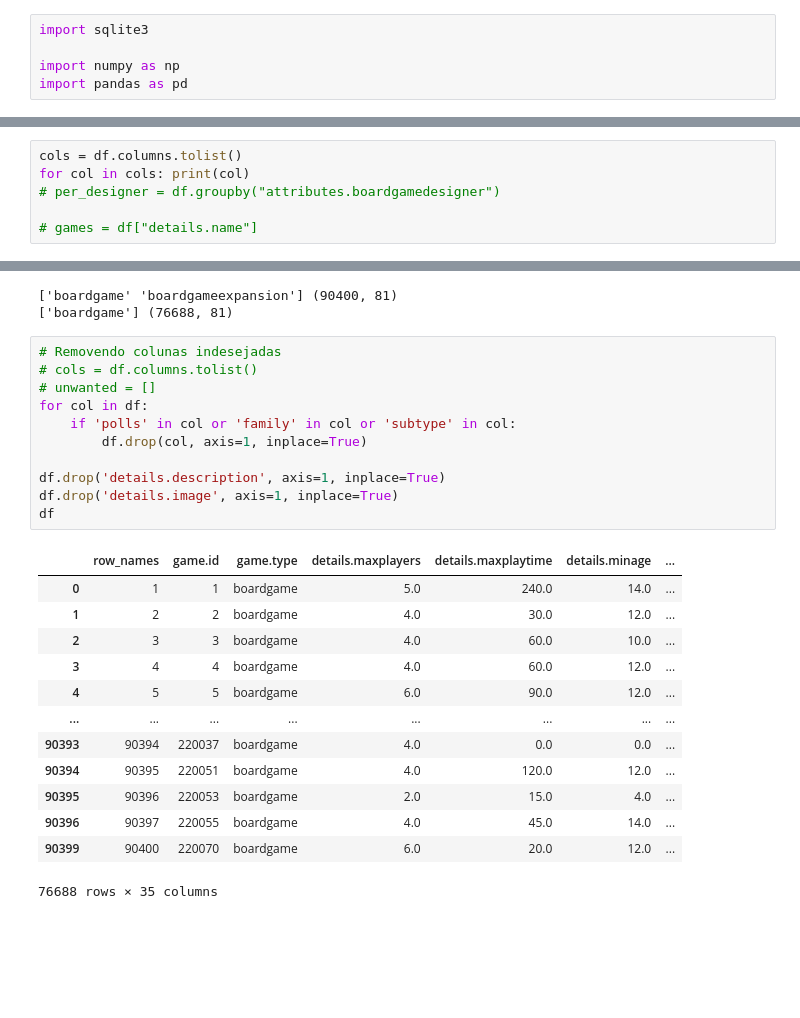
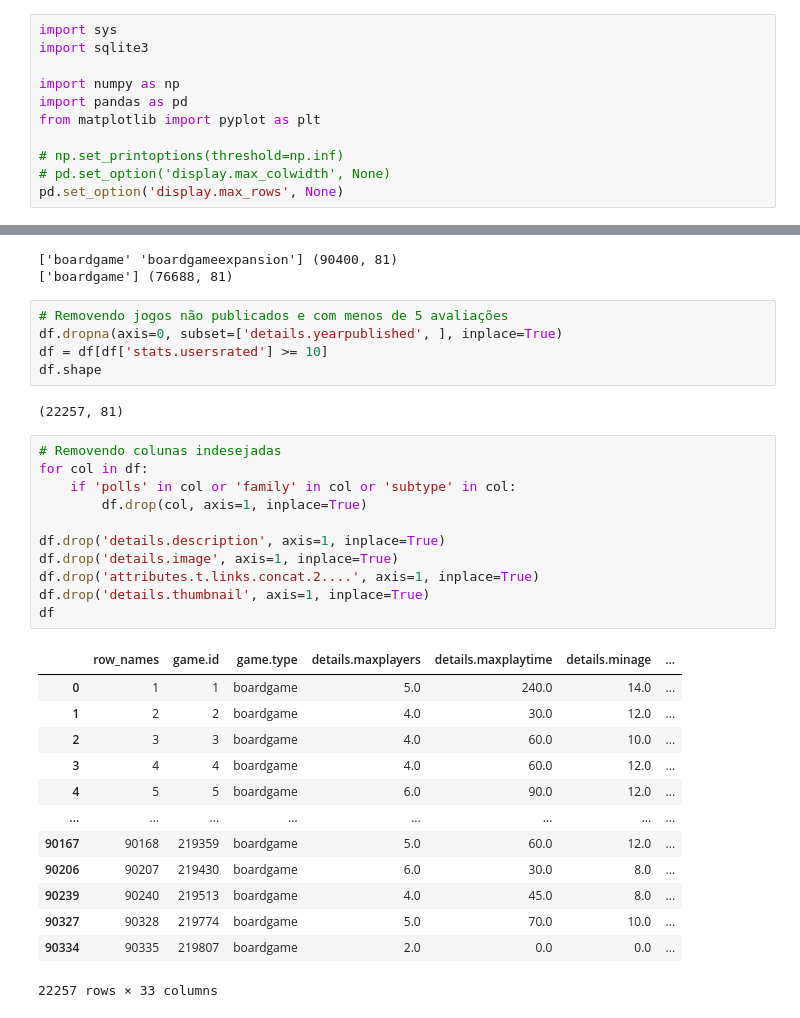
Before and after one commit to romulofff/BoardGameGeekAnalysis, a Jupyter notebook: boardgames.ipynb, the cells around one changed output, grey strips where cells are left out. Drawn from its saved outputs; the diff is of its cells as text; blank space fills up the shorter version.

```diff
--- a/boardgames.ipynb
+++ b/boardgames.ipynb
@@ -21,10 +22,16 @@ Dessa forma, busco com este trabalho analisar um conjunto de dados do BGG dispon
 - A duração de uma partida influencia na nota?
 - Qual a influência da dificuldade na nota?
 # %%
+import sys
 import sqlite3
 
 import numpy as np
 import pandas as pd
+from matplotlib import pyplot as plt
+
+# np.set_printoptions(threshold=np.inf)
+# pd.set_option('display.max_colwidth', None)
+pd.set_option('display.max_rows', None)
 # %%
 db_sql = sqlite3.connect('database.sqlite')
 
@@ -50,9 +57,3 @@ df
 | 90398 | 90399 | 220069 | boardgameexpansion | The famous Myrmidons are the army... | //cf.geekdo-images.com/images/pic... | 4.0 | ... |
 | 90399 | 90400 | 220070 | boardgame | A snowbound small village. It qui... | None | 6.0 | ... |
 90400 rows × 81 columns
-# %%
-cols = df.columns.tolist()
-for col in cols: print(col)
-# per_designer = df.groupby("attributes.boardgamedesigner")
-
-# games = df["details.name"]
@@ -85,28 +68,35 @@ print(df['game.type'].unique(), df.shape)
 # %% [output]
 ['boardgame' 'boardgameexpansion'] (90400, 81)
 ['boardgame'] (76688, 81)
+# %%
+# Removendo jogos não publicados e com menos de 5 avaliações
+df.dropna(axis=0, subset=['details.yearpublished', ], inplace=True)
+df = df[df['stats.usersrated'] >= 10]
+df.shape
+# %% [output]
+(22257, 81)
 # %%
 # Removendo colunas indesejadas
-# cols = df.columns.tolist()
-# unwanted = []
 for col in df:
     if 'polls' in col or 'family' in col or 'subtype' in col:
         df.drop(col, axis=1, inplace=True)
 
 df.drop('details.description', axis=1, inplace=True)
 df.drop('details.image', axis=1, inplace=True)
+df.drop('attributes.t.links.concat.2....', axis=1, inplace=True)
+df.drop('details.thumbnail', axis=1, inplace=True)
 df
 # %% [output]
 |  | row_names | game.id | game.type | details.maxplayers | details.maxplaytime | details.minage | ... |
 | 0 | 1 | 1 | boardgame | 5.0 | 240.0 | 14.0 | ... |
 | 1 | 2 | 2 | boardgame | 4.0 | 30.0 | 12.0 | ... |
 | 2 | 3 | 3 | boardgame | 4.0 | 60.0 | 10.0 | ... |
 | 3 | 4 | 4 | boardgame | 4.0 | 60.0 | 12.0 | ... |
 | 4 | 5 | 5 | boardgame | 6.0 | 90.0 | 12.0 | ... |
 | ... | ... | ... | ... | ... | ... | ... | ... |
-| 90393 | 90394 | 220037 | boardgame | 4.0 | 0.0 | 0.0 | ... |
-| 90394 | 90395 | 220051 | boardgame | 4.0 | 120.0 | 12.0 | ... |
-| 90395 | 90396 | 220053 | boardgame | 2.0 | 15.0 | 4.0 | ... |
-| 90396 | 90397 | 220055 | boardgame | 4.0 | 45.0 | 14.0 | ... |
-| 90399 | 90400 | 220070 | boardgame | 6.0 | 20.0 | 12.0 | ... |
+| 90167 | 90168 | 219359 | boardgame | 5.0 | 60.0 | 12.0 | ... |
+| 90206 | 90207 | 219430 | boardgame | 6.0 | 30.0 | 8.0 | ... |
+| 90239 | 90240 | 219513 | boardgame | 4.0 | 45.0 | 8.0 | ... |
+| 90327 | 90328 | 219774 | boardgame | 5.0 | 70.0 | 10.0 | ... |
+| 90334 | 90335 | 219807 | boardgame | 2.0 | 0.0 | 0.0 | ... |
-76688 rows × 35 columns
+22257 rows × 33 columns
```
Also changed, not shown: parts of 7 cells of this notebook, 1 other file.
